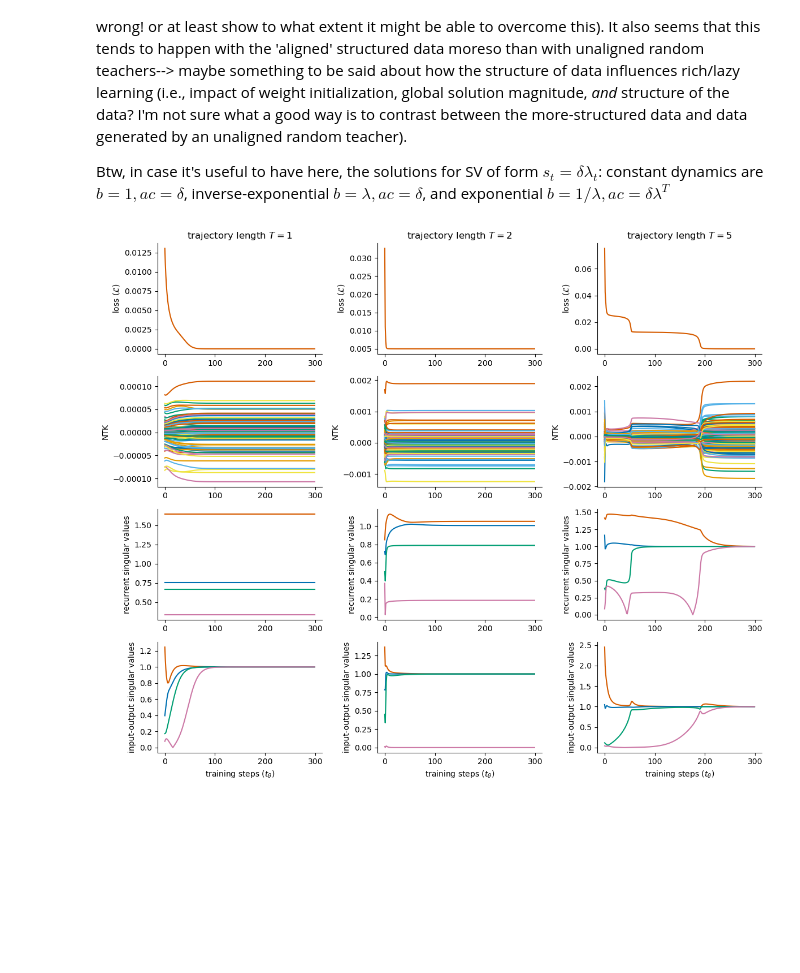
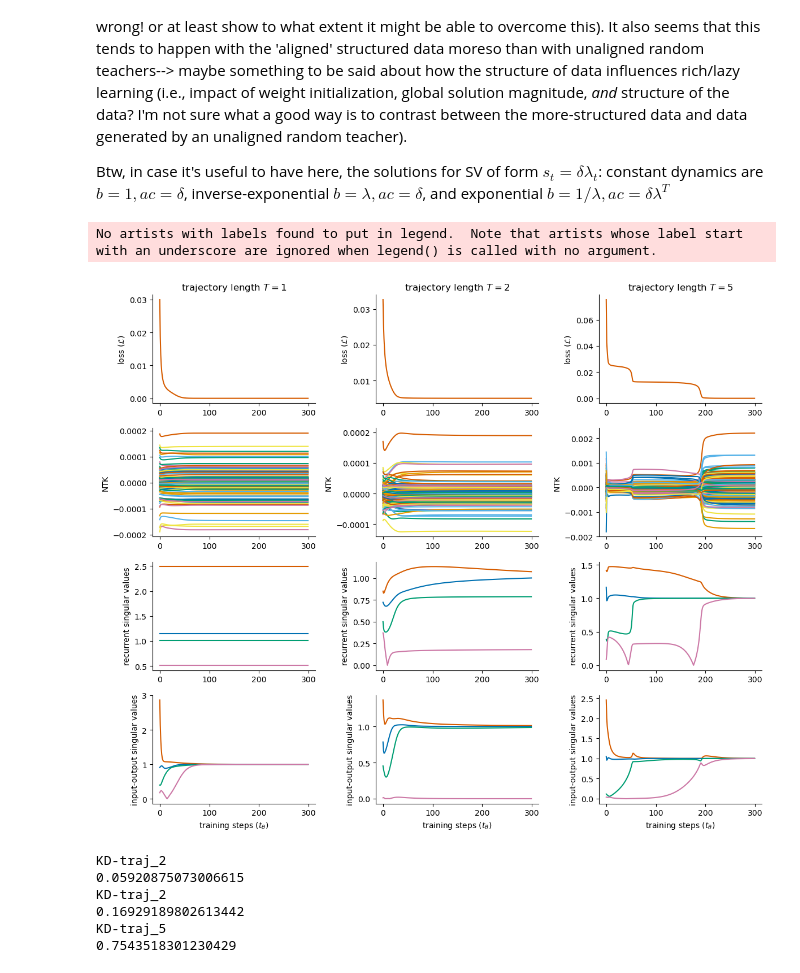
Before and after one commit to aproca/LRNN_dynamics, a Jupyter notebook: rich_and_lazy_clem.ipynb, the cells around one changed output. Saved outputs shown, nothing was run; the diff lists cells and outputs as text; code cells hidden in the pictures; blank space fills up the shorter version.

Commit message:
paper figure and the roation student

```diff
--- a/rich_and_lazy_clem.ipynb
+++ b/rich_and_lazy_clem.ipynb
@@ -42,7 +41,7 @@ traj_1_args = {
     'num_samples' : 50,
     'num_epochs' : 30000,
     'lr' : 0.1,
-    'initialization_scale' : 0.99, # (variance of the 0-mean initialized weights when the network is unaligned)
+    'initialization_scale' : 1.5, # (variance of the 0-mean initialized weights when the network is unaligned)
     'input_size' : 4,
     'hidden_size' : 4,
     'output_size' : 4,
@@ -50,13 +49,13 @@ traj_1_args = {
     'delta' : [1,1,1,1], # data dynamics scaling-term (i.e., s_t = delta*lambda_t) for each SV dimension
     'lambda_0' : [1,1,1,1], # data dynamics temporal-term
     'S_T' : [1,1,1,1], # SV at last timestep (feedforward)
-    'S_TeqS_t' : True, # whether SV at last timestep follows the data dynamics (if true, ignores S_T argument)
+    'S_TeqS_t' : True,# whether SV at last timestep follows the data dynamics (if true, ignores S_T argument)
     'zero_balanced' : True, # if true, sets a=c at initialization (for aligned weights)
     'frozen_hidden_layer' : False, # freezes learning on recurrent layer
     'frozen_input_output' : False, # freezes learning on input-output layers
     'single_output_y' : True, # only computes loss on y_T (ignores y_1 to y_{T-1}); code not compatible with the multi-output case at the moment
-    'inout_mode_init' : [0.49,0.49,0.49,0.49,0.49], # input-output mode initialization for each dimension (when weights are aligned and input-output are zero-balanced)
-    'in_mode_init' : [0.7,0.7,0.7,0.7,0.7], # input mode initialization for each dimension (when input-output weights are not zero-balanced)
+    'inout_mode_init' : [0.49,0.49,0.49,0.49,0.49],# input-output mode initialization for each dimension (when weights are aligned and input-output are zero-balanced)
+    'in_mode_init' :  [0.7,0.7,0.7,0.7,0.7], # input mode initialization for each dimension (when input-output weights are not zero-balanced)
     'out_mode_init': [0.7,0.7,0.7,0.7,0.7],  # output ""
     'rec_mode_init': [0.7,0.7,0.7,0.7,0.7], # recurrent ""
     'num_SV' : 4, # num of SV dimensions (should be equal to input=hidden=output sizes)
@@ -109,7 +108,7 @@ traj_2_args = {
     'trajectory_length' : 2,
     'num_samples' : 50,
     'num_epochs' : 30000,
-    'lr' : 1,
+    'lr' : 0.1,
     'initialization_scale' : 0.99,
     'input_size' : 4,
     'hidden_size' : 4,
@@ -240,6 +239,9 @@ bc = utils.BlindColours()
 blind_colors = bc.get_colours()
 div_cmap = bc.get_div_cmap()
 # %%
+bc = utils.BlindColours()
+blind_colors = bc.get_colours()
+div_cmap = bc.get_div_cmap()
 fig = plt.figure(figsize=(12,10), layout='constrained')
 mosaic = """
 abc
@@ -271,31 +273,32 @@ axd['e'].set_ylabel('NTK')
 axd['f'].plot(traj_5_tape.NTK[seed].reshape(int(traj_5_args.num_epochs/traj_5_args.log_every_e_epoch), traj_5_args.num_samples*traj_5_args.output_size*traj_5_args.num_samples*traj_5_args.output_size)[:,:200])
 axd['f'].set_ylabel('NTK')
 
 axd['g'].plot(traj_1_tape.recurrent_modes[seed])
 axd['g'].set_ylabel(r'recurrent singular values')
 # axd['h'].plot([1.0]*300, color='gray', alpha=0.6, label='global solution')
 axd['h'].plot(traj_2_tape.recurrent_modes[seed])
 axd['h'].set_ylabel(r'recurrent singular values')
 # axd['i'].plot([1.0]*300, color='gray', alpha=0.6, label='global solution')
 axd['i'].plot(traj_5_tape.recurrent_modes[seed])
 axd['i'].set_ylabel(r'recurrent singular values')
 axd['i'].legend(frameon=False, bbox_to_anchor=(1, 0.5))
 
 # axd['j'].plot([1.0]*300, color='gray', alpha=0.6, label='global solution')
 axd['j'].plot(traj_1_tape.input_output_modes[seed])
 axd['j'].set_ylabel(r'input-output singular values')
 axd['j'].set_xlabel(r'training steps ($t_\theta$)')
 # axd['k'].plot([1.0]*300, color='gray', alpha=0.6, label='global solution')
 axd['k'].plot(traj_2_tape.input_output_modes[seed])
 axd['k'].set_ylabel(r'input-output singular values')
 axd['k'].set_xlabel(r'training steps ($t_\theta$)')
 # axd['l'].plot([1.0]*300, color='gray', alpha=0.6, label='global solution')
 axd['l'].plot(traj_5_tape.input_output_modes[seed])
 axd['l'].set_ylabel(r'input-output singular values')
 axd['l'].set_xlabel(r'training steps ($t_\theta$)')
 
 fig.tight_layout()
 # fig.savefig('paper_figs/rich_lazy_constant.svg', dpi=300, transparent=True)
 # fig.savefig('paper_figs/rich_lazy_constant.png', dpi=300, transparent=True)
 # %% [output]
+No artists with labels found to put in legend.  Note that artists whose label start with an underscore are ignored when legend() is called with no argument.
-[figure, old version]
+[figure, new version]
@@ -301,0 +318,33 @@ fig.tight_layout()
+# %%
+# Computes the kernel distance between the first and last epoch
+reshaped_NTK_3D_traj_1 = traj_1_tape.NTK[seed].reshape(
+    int(traj_1_args.num_epochs / traj_1_args.log_every_e_epoch),
+    traj_1_args.num_samples * traj_1_args.output_size,
+    traj_1_args.num_samples * traj_1_args.output_size
+)
+KD_traj_1 = kernel_distance(reshaped_NTK_3D_traj_1[0,:,:],reshaped_NTK_3D_traj_1[-1,:,:])
+print('KD-traj_2')
+print(KD_traj_1)
+reshaped_NTK_3D_traj_2 = traj_2_tape.NTK[seed].reshape(
+    int(traj_2_args.num_epochs / traj_2_args.log_every_e_epoch),
+    traj_2_args.num_samples * traj_2_args.output_size,
+    traj_2_args.num_samples * traj_2_args.output_size
+)
+KD_traj_2 = kernel_distance(reshaped_NTK_3D_traj_2[0,:,:], reshaped_NTK_3D_traj_2[-1,:,:])
+print('KD-traj_2')
+print(KD_traj_2)
+reshaped_NTK_3D_traj_5 = traj_5_tape.NTK[seed].reshape(
+    int(traj_5_args.num_epochs / traj_5_args.log_every_e_epoch),
+    traj_5_args.num_samples * traj_5_args.output_size,
+    traj_5_args.num_samples * traj_5_args.output_size
+)
+KD_traj_5 = kernel_distance(reshaped_NTK_3D_traj_5[0,:,:], reshaped_NTK_3D_traj_5[-1,:,:])
+print('KD-traj_5')
+print(KD_traj_5)
+# %% [output]
+KD-traj_2
+0.05920875073006615
+KD-traj_2
+0.16929189802613442
+KD-traj_5
+0.7543518301230429
```
Also changed, not shown: parts of 8 cells of this notebook, 4 other files.
